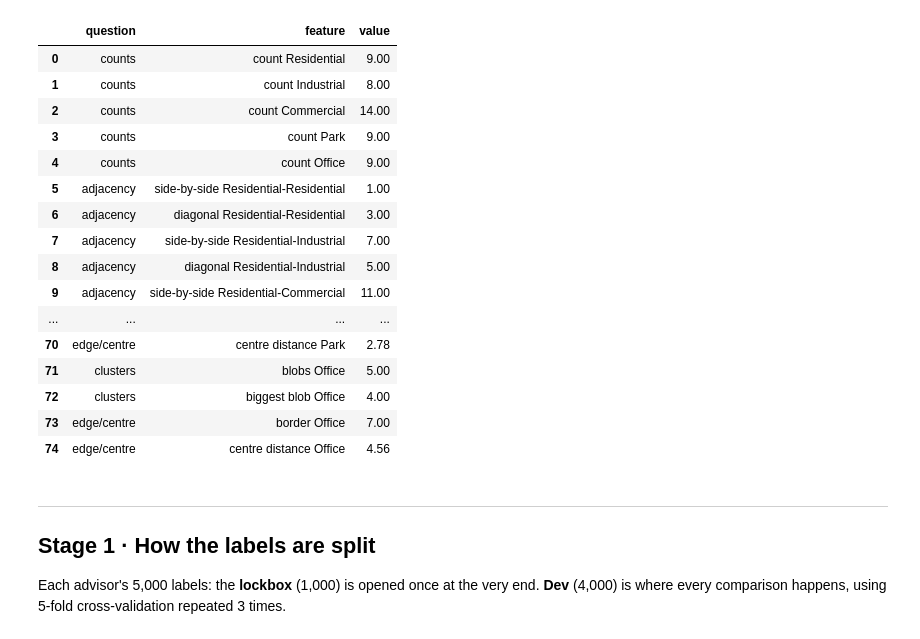
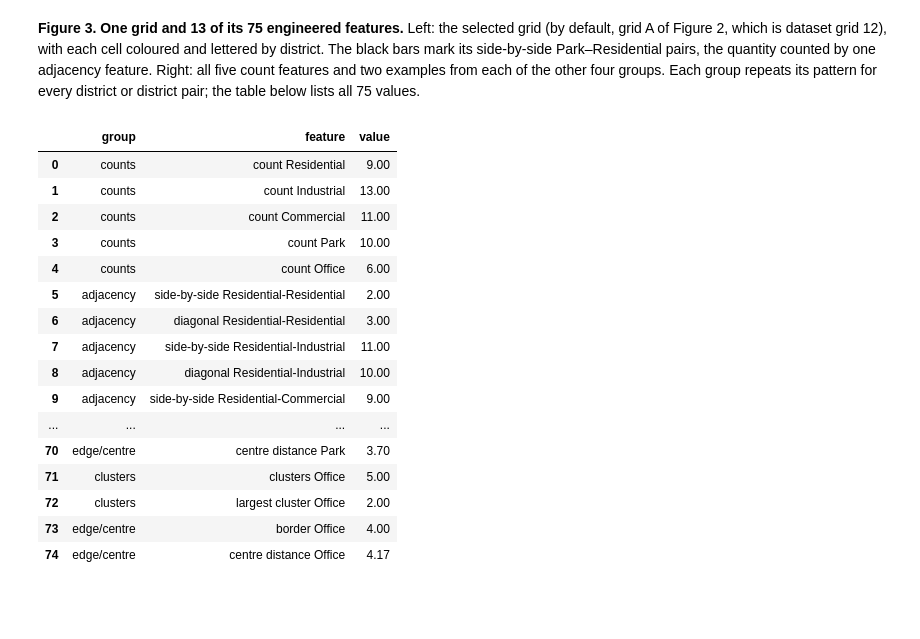
Before and after one commit to Joel-Pederson/2.156-ps2, a Jupyter notebook: analysis.ipynb, the cells around one changed output. Drawn from its saved outputs; the diff is of its cells as text; code cells hidden in the pictures; blank space fills up the shorter version.

```diff
--- a/analysis.ipynb
+++ b/analysis.ipynb
@@ -39,0 +63,3 @@ All 75 numbers for the same city, grouped by the question each one answers:
+# %%
+i = int(np.flatnonzero(~np.isnan(dev[:, 0]))[0])  # grid A of Figure 2 (dataset grid 12)
+plots.fig_grid_features(grids[i]);
@@ -40,34 +68,35 @@ All 75 numbers for the same city, grouped by the question each one answers:
+# %% [markdown]
+**Figure 3. One grid and 13 of its 75 engineered features.** Left: the selected grid (by
+default, grid A of Figure 2, which is dataset grid 12), with each cell coloured and lettered by
+district. The black bars mark its side-by-side Park–Residential pairs, the quantity counted by one
+adjacency feature. Right: all five count features and two examples from each of the other four
+groups. Each group repeats its pattern for every district or district pair; the table below lists
+all 75 values.
 # %%
-values = features.engineered(grids[i:i + 1])[0]
-question = {col: q for q, cols in features.FEATURE_GROUPS.items() for col in cols}
+values = features.engineered(grids[i : i + 1])[0]
+group_of = {col: g for g, cols in features.FEATURE_GROUPS.items() for col in cols}
 table = pd.DataFrame({
-    "question": [question[c] for c in range(len(values))],
+    "group": [group_of[c] for c in range(len(values))],
     "feature": features.ENGINEERED_NAMES,
     "value": np.round(values, 2),
 })
 pd.set_option("display.max_rows", 80)
 table
 # %% [output]
-|  | question | feature | value |
+|  | group | feature | value |
 | 0 | counts | count Residential | 9.00 |
-| 1 | counts | count Industrial | 8.00 |
-| 2 | counts | count Commercial | 14.00 |
-| 3 | counts | count Park | 9.00 |
-| 4 | counts | count Office | 9.00 |
-| 5 | adjacency | side-by-side Residential-Residential | 1.00 |
+| 1 | counts | count Industrial | 13.00 |
+| 2 | counts | count Commercial | 11.00 |
+| 3 | counts | count Park | 10.00 |
+| 4 | counts | count Office | 6.00 |
+| 5 | adjacency | side-by-side Residential-Residential | 2.00 |
 | 6 | adjacency | diagonal Residential-Residential | 3.00 |
-| 7 | adjacency | side-by-side Residential-Industrial | 7.00 |
-| 8 | adjacency | diagonal Residential-Industrial | 5.00 |
-| 9 | adjacency | side-by-side Residential-Commercial | 11.00 |
+| 7 | adjacency | side-by-side Residential-Industrial | 11.00 |
+| 8 | adjacency | diagonal Residential-Industrial | 10.00 |
+| 9 | adjacency | side-by-side Residential-Commercial | 9.00 |
 | ... | ... | ... | ... |
-| 70 | edge/centre | centre distance Park | 2.78 |
-| 71 | clusters | blobs Office | 5.00 |
-| 72 | clusters | biggest blob Office | 4.00 |
-| 73 | edge/centre | border Office | 7.00 |
-| 74 | edge/centre | centre distance Office | 4.56 |
+| 70 | edge/centre | centre distance Park | 3.70 |
+| 71 | clusters | clusters Office | 5.00 |
+| 72 | clusters | largest cluster Office | 2.00 |
+| 73 | edge/centre | border Office | 4.00 |
+| 74 | edge/centre | centre distance Office | 4.17 |
-# %% [markdown]
----
-## Stage 1 · How the labels are split
-
-Each advisor's 5,000 labels: the **lockbox** (1,000) is opened once at the very end. **Dev**
-(4,000) is where every comparison happens, using 5-fold cross-validation repeated 3 times.
```
Also changed, not shown: parts of 28 cells of this notebook, 27 other files.
